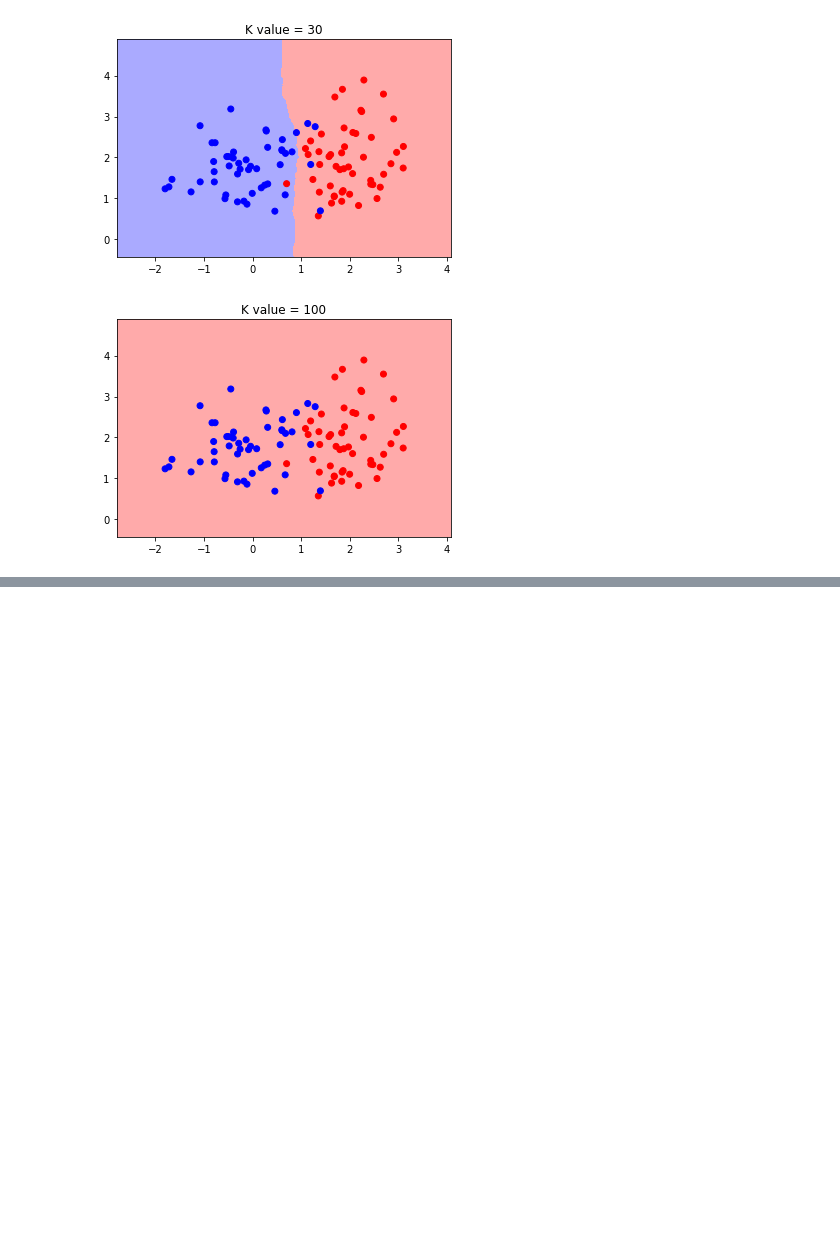
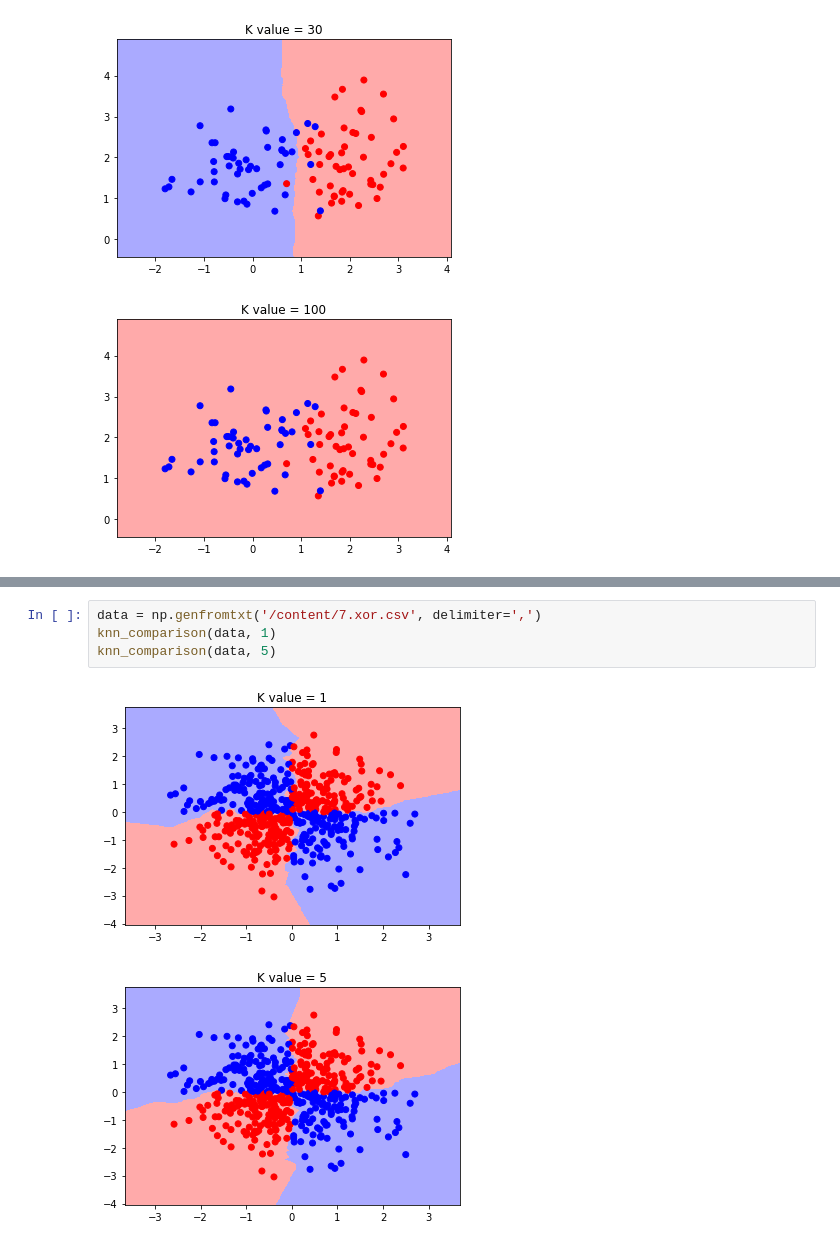
Before and after one commit to siddu541/Analytics, a Jupyter notebook: KNN_Classfier.ipynb, the cells around one changed output, grey strips where cells are left out. Drawn from its saved outputs; the diff is of its cells as text; blank space fills up the shorter version.

```diff
--- a/KNN_Classfier.ipynb
+++ b/KNN_Classfier.ipynb
@@ -156,0 +161,7 @@ knn_comparison(data,100)
+# %%
+data = np.genfromtxt('/content/7.xor.csv', delimiter=',')
+knn_comparison(data, 1)
+knn_comparison(data, 5)
+# %% [output]
+[figure, added]
+[figure, added]
```
Also changed, not shown: parts of 5 cells of this notebook.
